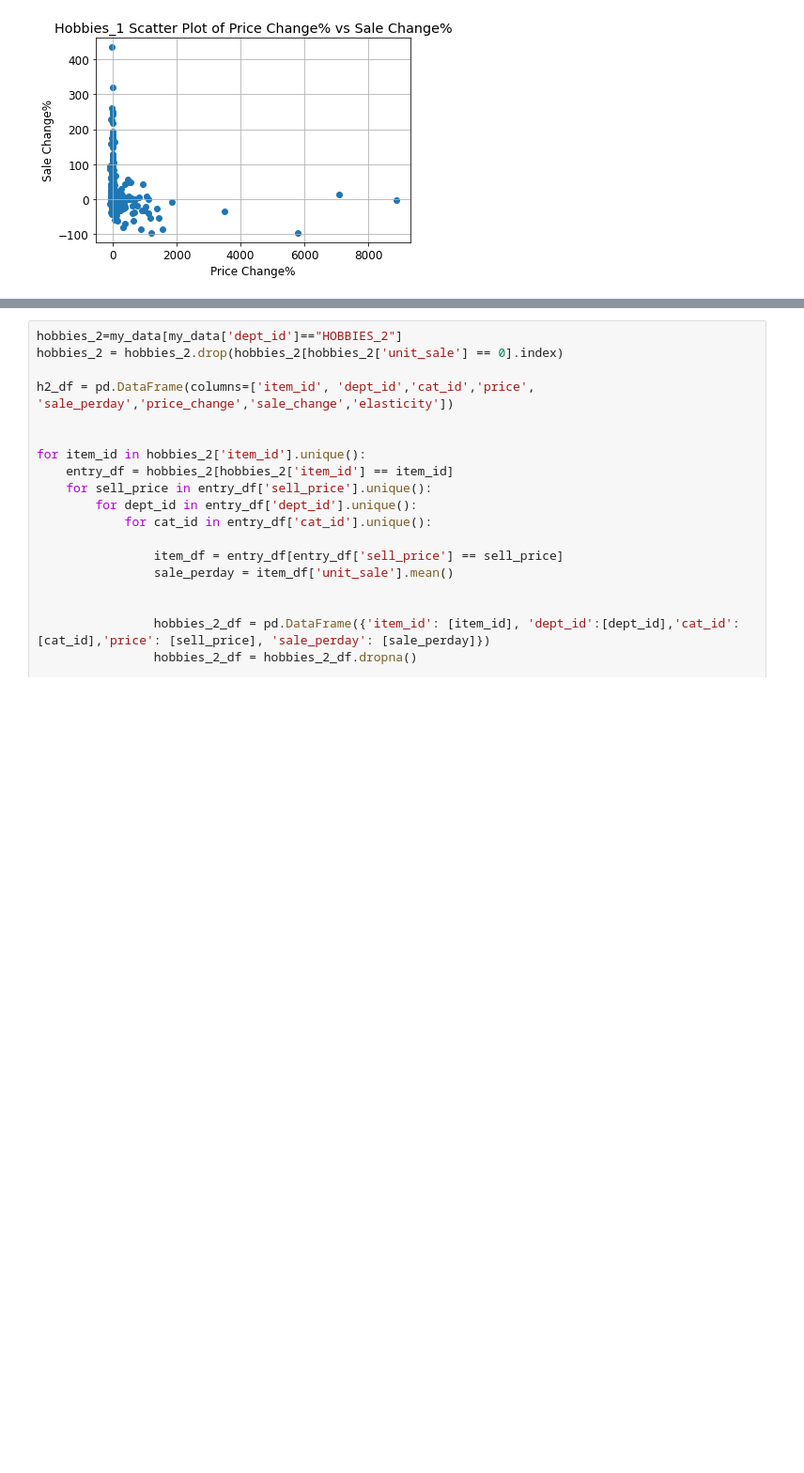
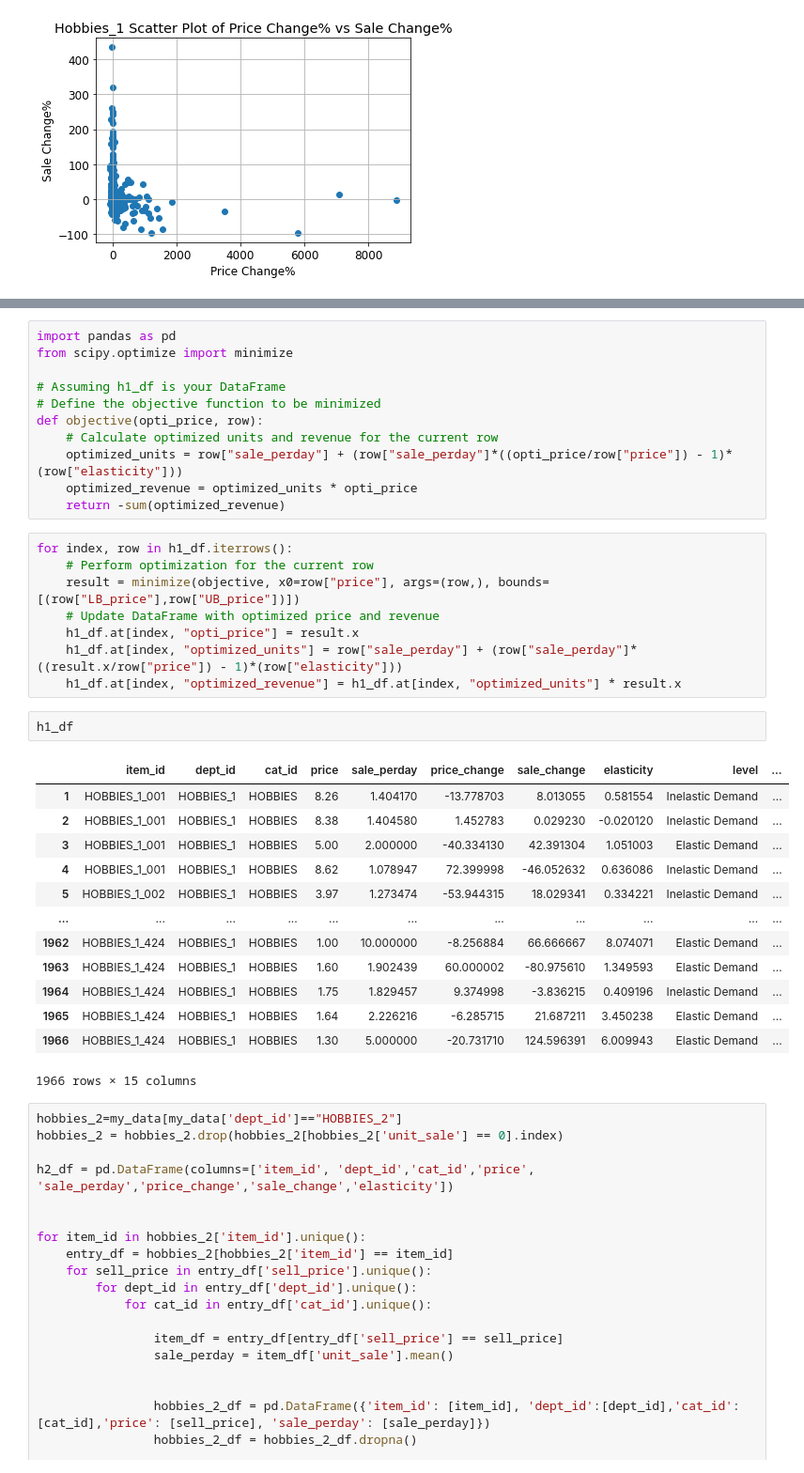
Before and after one commit to janiceivana/DS_05, a Jupyter notebook: New Data Analysis.ipynb, the cells around one changed output, grey strips where cells are left out. Shown at 94% size. Cells and saved outputs as stored; diff of their text form; blank space fills up the shorter version.

```diff
--- a/New Data Analysis.ipynb
+++ b/New Data Analysis.ipynb
@@ -1176,3 +1195,38 @@ plt.show()
+# %%
+import pandas as pd
+from scipy.optimize import minimize
+
+# Assuming h1_df is your DataFrame
+# Define the objective function to be minimized
+def objective(opti_price, row):
+    # Calculate optimized units and revenue for the current row
+    optimized_units = row["sale_perday"] + (row["sale_perday"]*((opti_price/row["price"]) - 1)*(row["elasticity"]))
+    optimized_revenue = optimized_units * opti_price
+    return -sum(optimized_revenue)
+# %%
+for index, row in h1_df.iterrows():
+    # Perform optimization for the current row
+    result = minimize(objective, x0=row["price"], args=(row,), bounds=[(row["LB_price"],row["UB_price"])])
+    # Update DataFrame with optimized price and revenue
+    h1_df.at[index, "opti_price"] = result.x
+    h1_df.at[index, "optimized_units"] = row["sale_perday"] + (row["sale_perday"]*((result.x/row["price"]) - 1)*(row["elasticity"]))
+    h1_df.at[index, "optimized_revenue"] = h1_df.at[index, "optimized_units"] * result.x
+# %%
+h1_df
+# %% [output]
+|  | item_id | dept_id | cat_id | price | sale_perday | price_change | sale_change | elasticity | level | ... |
+| 1 | HOBBIES_1_001 | HOBBIES_1 | HOBBIES | 8.26 | 1.404170 | -13.778703 | 8.013055 | 0.581554 | Inelastic Demand | ... |
+| 2 | HOBBIES_1_001 | HOBBIES_1 | HOBBIES | 8.38 | 1.404580 | 1.452783 | 0.029230 | -0.020120 | Inelastic Demand | ... |
+| 3 | HOBBIES_1_001 | HOBBIES_1 | HOBBIES | 5.00 | 2.000000 | -40.334130 | 42.391304 | 1.051003 | Elastic Demand | ... |
+| 4 | HOBBIES_1_001 | HOBBIES_1 | HOBBIES | 8.62 | 1.078947 | 72.399998 | -46.052632 | 0.636086 | Inelastic Demand | ... |
+| 5 | HOBBIES_1_002 | HOBBIES_1 | HOBBIES | 3.97 | 1.273474 | -53.944315 | 18.029341 | 0.334221 | Inelastic Demand | ... |
+| ... | ... | ... | ... | ... | ... | ... | ... | ... | ... | ... |
+| 1962 | HOBBIES_1_424 | HOBBIES_1 | HOBBIES | 1.00 | 10.000000 | -8.256884 | 66.666667 | 8.074071 | Elastic Demand | ... |
+| 1963 | HOBBIES_1_424 | HOBBIES_1 | HOBBIES | 1.60 | 1.902439 | 60.000002 | -80.975610 | 1.349593 | Elastic Demand | ... |
+| 1964 | HOBBIES_1_424 | HOBBIES_1 | HOBBIES | 1.75 | 1.829457 | 9.374998 | -3.836215 | 0.409196 | Inelastic Demand | ... |
+| 1965 | HOBBIES_1_424 | HOBBIES_1 | HOBBIES | 1.64 | 2.226216 | -6.285715 | 21.687211 | 3.450238 | Elastic Demand | ... |
+| 1966 | HOBBIES_1_424 | HOBBIES_1 | HOBBIES | 1.30 | 5.000000 | -20.731710 | 124.596391 | 6.009943 | Elastic Demand | ... |
+1966 rows × 15 columns
 # %%
 hobbies_2=my_data[my_data['dept_id']=="HOBBIES_2"]
 hobbies_2 = hobbies_2.drop(hobbies_2[hobbies_2['unit_sale'] == 0].index)
```
Also changed, not shown: parts of 32 cells of this notebook.
